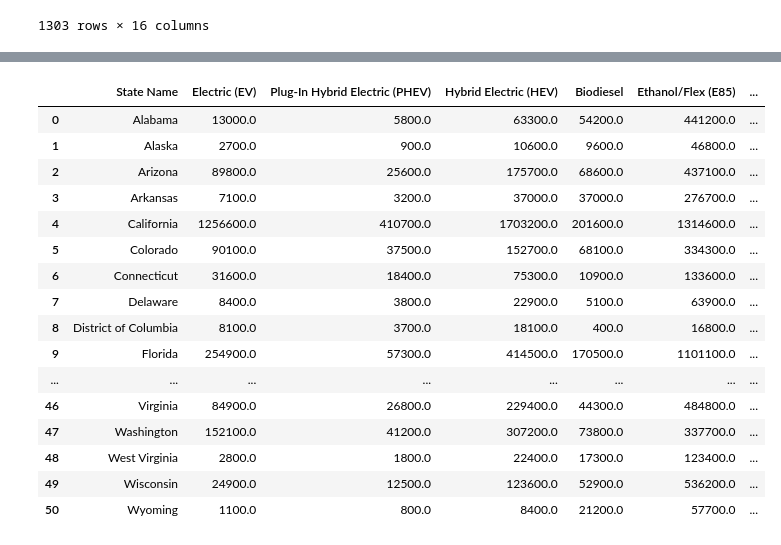
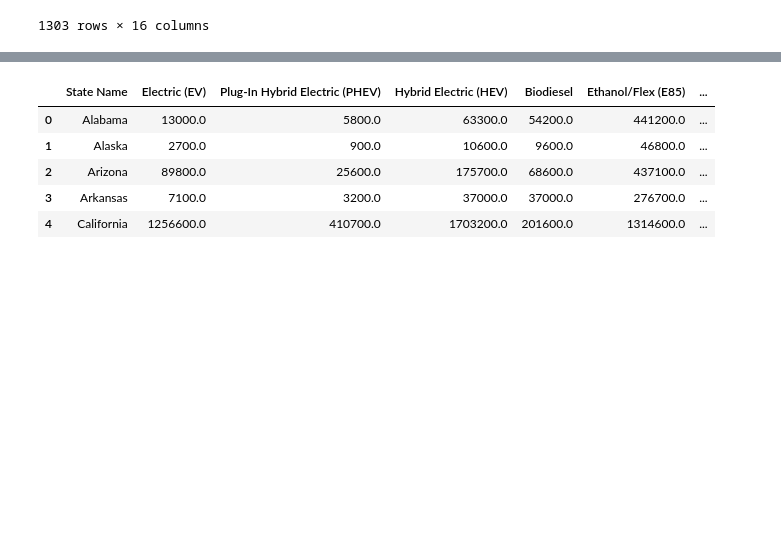
Before and after one commit to Rahib-Khan/Air_Quality_Predictor, a Jupyter notebook: src/external-data-merge.ipynb, the cells around one changed output, grey strips where cells are left out. Cells and saved outputs as stored; diff of their text form; code cells hidden in the pictures; blank space fills up the shorter version.

```diff
--- a/src/external-data-merge.ipynb
+++ b/src/external-data-merge.ipynb
@@ -139,23 +142,12 @@ memory usage: 4.1+ KB
 v_reg_df['Renewable Vehicles'] = v_reg_df['Electric (EV)'] + v_reg_df['Plug-In Hybrid Electric (PHEV)'] + v_reg_df['Hybrid Electric (HEV)'] + v_reg_df['Biodiesel'] + v_reg_df['Ethanol/Flex (E85)']
 v_reg_df['Non-Renewable Vehicles'] = v_reg_df['Gasoline'] + v_reg_df['Diesel'] + v_reg_df['Unknown Fuel']
 # %%
-v_reg_df
+v_reg_df.head()
 # %% [output]
 |  | State Name | Electric (EV) | Plug-In Hybrid Electric (PHEV) | Hybrid Electric (HEV) | Biodiesel | Ethanol/Flex (E85) | ... |
 | 0 | Alabama | 13000.0 | 5800.0 | 63300.0 | 54200.0 | 441200.0 | ... |
 | 1 | Alaska | 2700.0 | 900.0 | 10600.0 | 9600.0 | 46800.0 | ... |
 | 2 | Arizona | 89800.0 | 25600.0 | 175700.0 | 68600.0 | 437100.0 | ... |
 | 3 | Arkansas | 7100.0 | 3200.0 | 37000.0 | 37000.0 | 276700.0 | ... |
 | 4 | California | 1256600.0 | 410700.0 | 1703200.0 | 201600.0 | 1314600.0 | ... |
-| 5 | Colorado | 90100.0 | 37500.0 | 152700.0 | 68100.0 | 334300.0 | ... |
-| 6 | Connecticut | 31600.0 | 18400.0 | 75300.0 | 10900.0 | 133600.0 | ... |
-| 7 | Delaware | 8400.0 | 3800.0 | 22900.0 | 5100.0 | 63900.0 | ... |
-| 8 | District of Columbia | 8100.0 | 3700.0 | 18100.0 | 400.0 | 16800.0 | ... |
-| 9 | Florida | 254900.0 | 57300.0 | 414500.0 | 170500.0 | 1101100.0 | ... |
-| ... | ... | ... | ... | ... | ... | ... | ... |
-| 46 | Virginia | 84900.0 | 26800.0 | 229400.0 | 44300.0 | 484800.0 | ... |
-| 47 | Washington | 152100.0 | 41200.0 | 307200.0 | 73800.0 | 337700.0 | ... |
-| 48 | West Virginia | 2800.0 | 1800.0 | 22400.0 | 17300.0 | 123400.0 | ... |
-| 49 | Wisconsin | 24900.0 | 12500.0 | 123600.0 | 52900.0 | 536200.0 | ... |
-| 50 | Wyoming | 1100.0 | 800.0 | 8400.0 | 21200.0 | 57700.0 | ... |
 # %%
```
Also changed, not shown: parts of 8 cells of this notebook, 3 other files.
